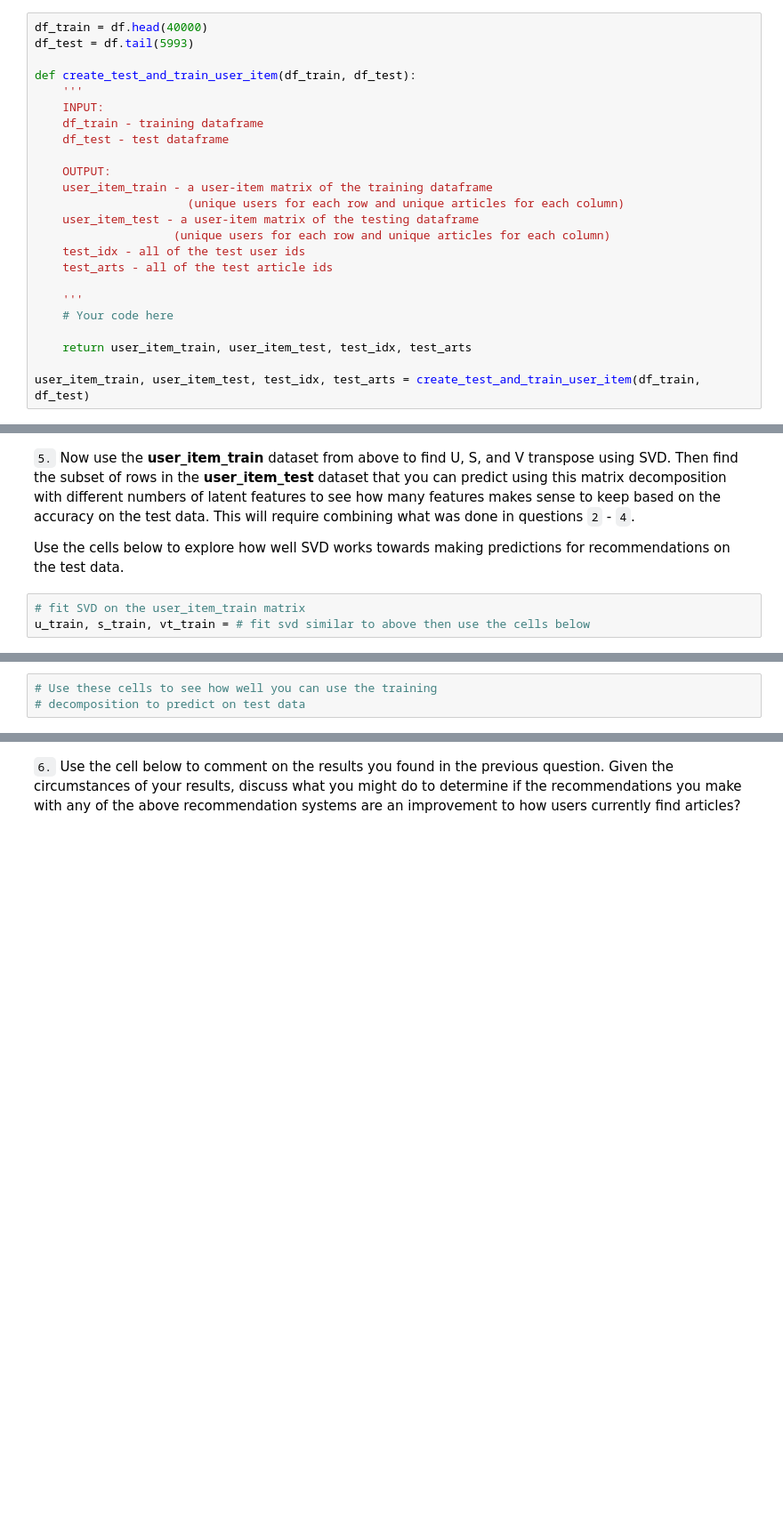
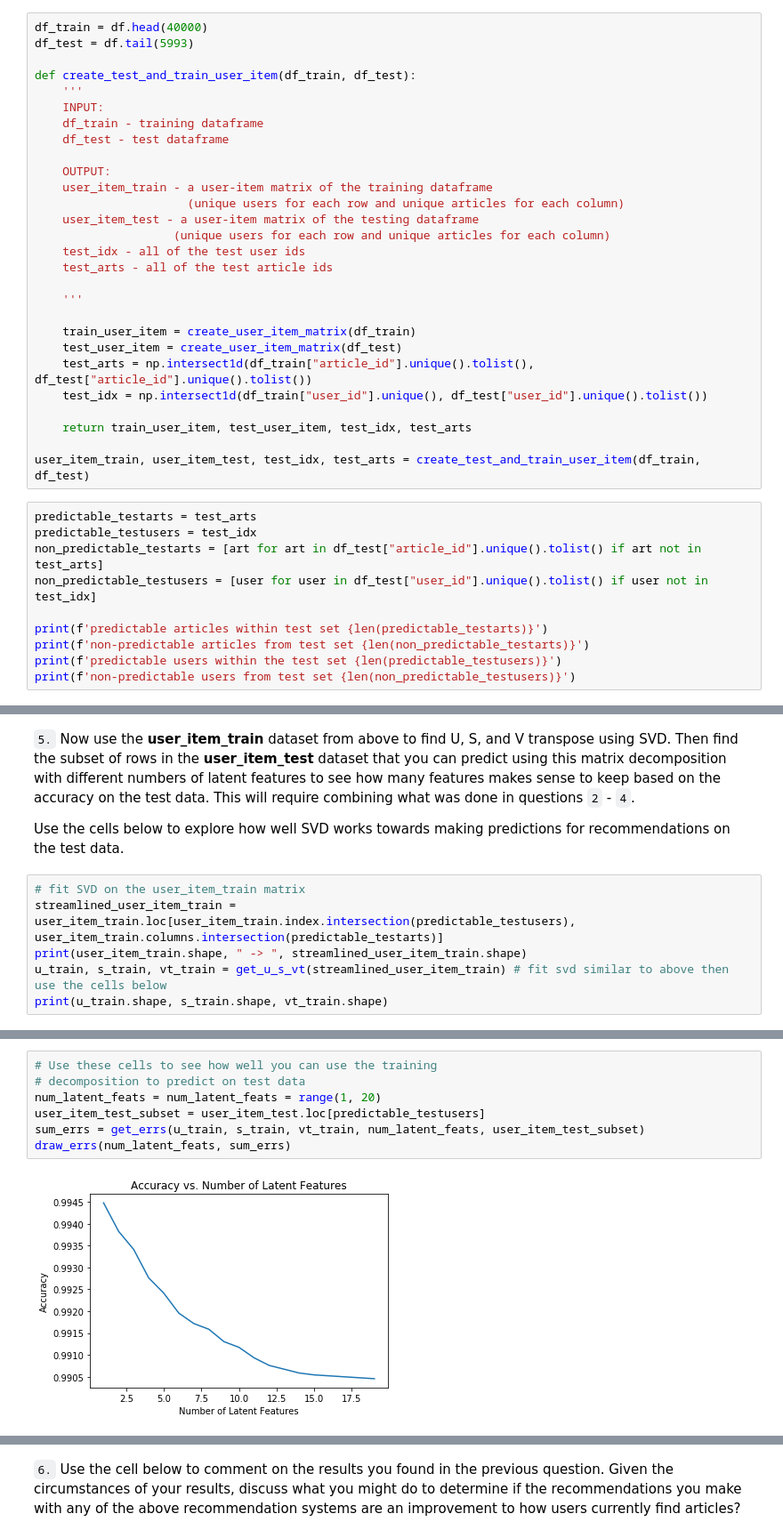
Before and after one commit to frank-a-i/recommendation-engine, a Jupyter notebook: Recommendations_with_IBM.ipynb, the cells around one changed output, grey strips where cells are left out. Shown: that part at 89% size. Saved outputs shown, nothing was run; the diff lists cells and outputs as text; blank space fills up the shorter version.

```diff
--- a/Recommendations_with_IBM.ipynb
+++ b/Recommendations_with_IBM.ipynb
@@ -699,8 +824,22 @@ def create_test_and_train_user_item(df_train, df_test):
     test_arts - all of the test article ids
 
     '''
-    # Your code here
 
-    return user_item_train, user_item_test, test_idx, test_arts
+    train_user_item = create_user_item_matrix(df_train)
+    test_user_item = create_user_item_matrix(df_test)
+    test_arts = np.intersect1d(df_train["article_id"].unique().tolist(), df_test["article_id"].unique().tolist())
+    test_idx = np.intersect1d(df_train["user_id"].unique(), df_test["user_id"].unique().tolist())
+
+    return train_user_item, test_user_item, test_idx, test_arts
 
 user_item_train, user_item_test, test_idx, test_arts = create_test_and_train_user_item(df_train, df_test)
+# %%
+predictable_testarts = test_arts
+predictable_testusers = test_idx
+non_predictable_testarts = [art for art in df_test["article_id"].unique().tolist() if art not in test_arts]
+non_predictable_testusers = [user for user in df_test["user_id"].unique().tolist() if user not in test_idx]
+
+print(f'predictable articles within test set {len(predictable_testarts)}')
+print(f'non-predictable articles from test set {len(non_predictable_testarts)}')
+print(f'predictable users within the test set {len(predictable_testusers)}')
+print(f'non-predictable users from test set {len(non_predictable_testusers)}')
@@ -726,4 +872,7 @@ t.sol_4_test(sol_4_dict)
 Use the cells below to explore how well SVD works towards making predictions for recommendations on the test data.
 # %%
 # fit SVD on the user_item_train matrix
-u_train, s_train, vt_train = # fit svd similar to above then use the cells below
+streamlined_user_item_train = user_item_train.loc[user_item_train.index.intersection(predictable_testusers), user_item_train.columns.intersection(predictable_testarts)]
+print(user_item_train.shape, " -> ", streamlined_user_item_train.shape)
+u_train, s_train, vt_train = get_u_s_vt(streamlined_user_item_train) # fit svd similar to above then use the cells below
+print(u_train.shape, s_train.shape, vt_train.shape)
@@ -730,3 +882,9 @@ u_train, s_train, vt_train = # fit svd similar to above then use the cells below
 # %%
 # Use these cells to see how well you can use the training
 # decomposition to predict on test data
+num_latent_feats = num_latent_feats = range(1, 20)
+user_item_test_subset = user_item_test.loc[predictable_testusers]
+sum_errs = get_errs(u_train, s_train, vt_train, num_latent_feats, user_item_test_subset)
+draw_errs(num_latent_feats, sum_errs)
+# %% [output]
+[figure, added]
```
Also changed, not shown: parts of 25 cells of this notebook.
